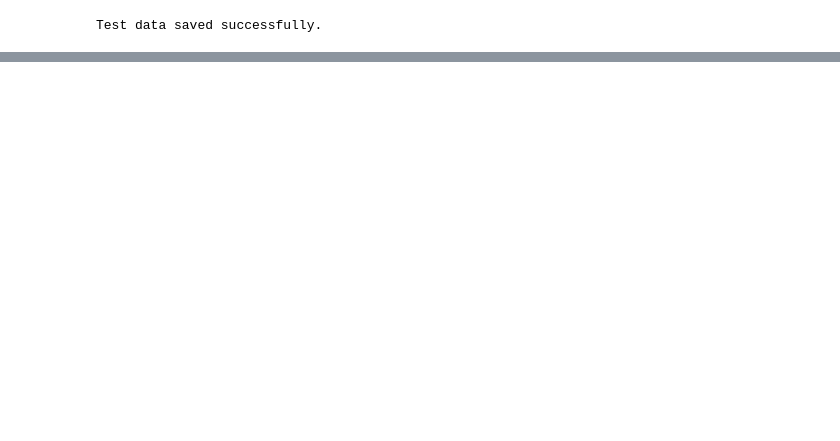
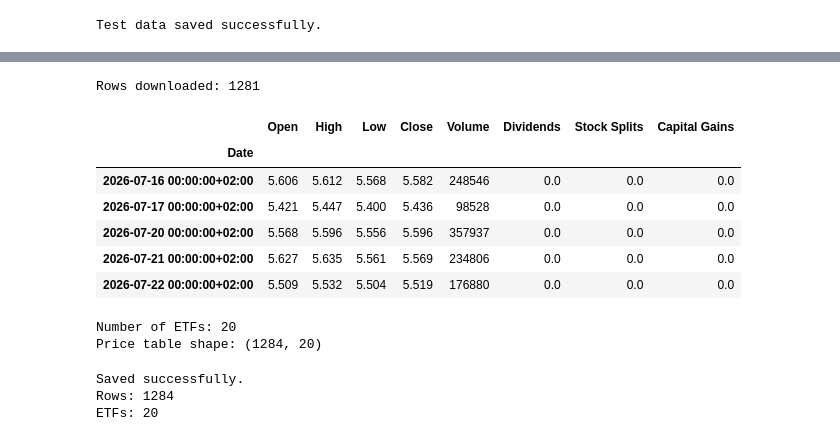
Before and after one commit to bevan7cross7-pixel/etf-risk-framework, a Jupyter notebook: notebooks/01_data_collection.ipynb, the cells around one changed output, grey strips where cells are left out. Saved outputs shown, nothing was run; the diff lists cells and outputs as text; code cells hidden in the pictures; blank space fills up the shorter version.

```diff
--- a/notebooks/01_data_collection.ipynb
+++ b/notebooks/01_data_collection.ipynb
@@ -36,0 +216,54 @@ Test data saved successfully.
+# %%
+etf_universe.loc[
+    etf_universe["Ticker"] == "ICHN.L",
+    "Ticker"
+] = "ICHN.AS"
+
+china_test = yf.Ticker("ICHN.AS").history(
+    period="5y",
+    interval="1d",
+    auto_adjust=True
+)
+
+print("Rows downloaded:", len(china_test))
+china_test.tail()
+# %% [output]
+Rows downloaded: 1281
+|  | Open | High | Low | Close | Volume | Dividends | Stock Splits | Capital Gains |
+| Date |  |  |  |  |  |  |  |  |
+| 2026-07-16 00:00:00+02:00 | 5.606 | 5.612 | 5.568 | 5.582 | 248546 | 0.0 | 0.0 | 0.0 |
+| 2026-07-17 00:00:00+02:00 | 5.421 | 5.447 | 5.400 | 5.436 | 98528 | 0.0 | 0.0 | 0.0 |
+| 2026-07-20 00:00:00+02:00 | 5.568 | 5.596 | 5.556 | 5.596 | 357937 | 0.0 | 0.0 | 0.0 |
+| 2026-07-21 00:00:00+02:00 | 5.627 | 5.635 | 5.561 | 5.569 | 234806 | 0.0 | 0.0 | 0.0 |
+| 2026-07-22 00:00:00+02:00 | 5.509 | 5.532 | 5.504 | 5.519 | 176880 | 0.0 | 0.0 | 0.0 |
+# %%
+china_prices = china_test["Close"].rename("ICHN.AS")
+
+# Remove exchange time zones so dates align correctly
+etf_prices.index = etf_prices.index.tz_localize(None).normalize()
+china_prices.index = china_prices.index.tz_localize(None).normalize()
+
+etf_prices = pd.concat(
+    [etf_prices, china_prices],
+    axis=1
+).sort_index()
+
+print("Number of ETFs:", etf_prices.shape[1])
+print("Price table shape:", etf_prices.shape)
+# %% [output]
+Number of ETFs: 20
+Price table shape: (1284, 20)
+# %%
+etf_prices.index.name = "Date"
+
+etf_prices.to_csv(
+    "../data/raw/etf_prices_5y.csv"
+)
+
+print("Saved successfully.")
+print("Rows:", etf_prices.shape[0])
+print("ETFs:", etf_prices.shape[1])
+# %% [output]
+Saved successfully.
+Rows: 1284
+ETFs: 20
```
Also changed, not shown: parts of 8 cells of this notebook, 1 other file.
